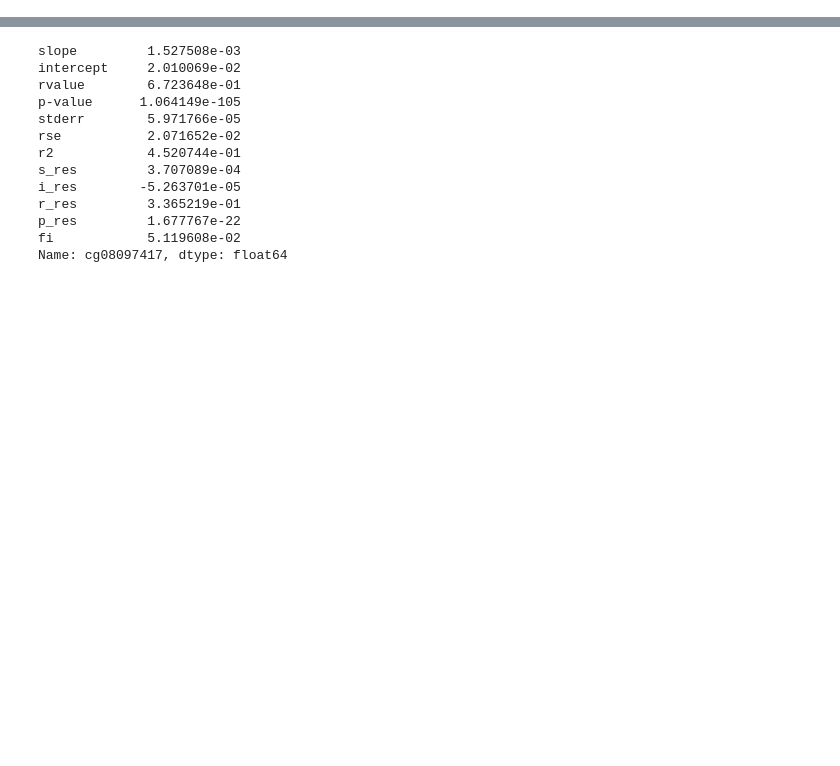
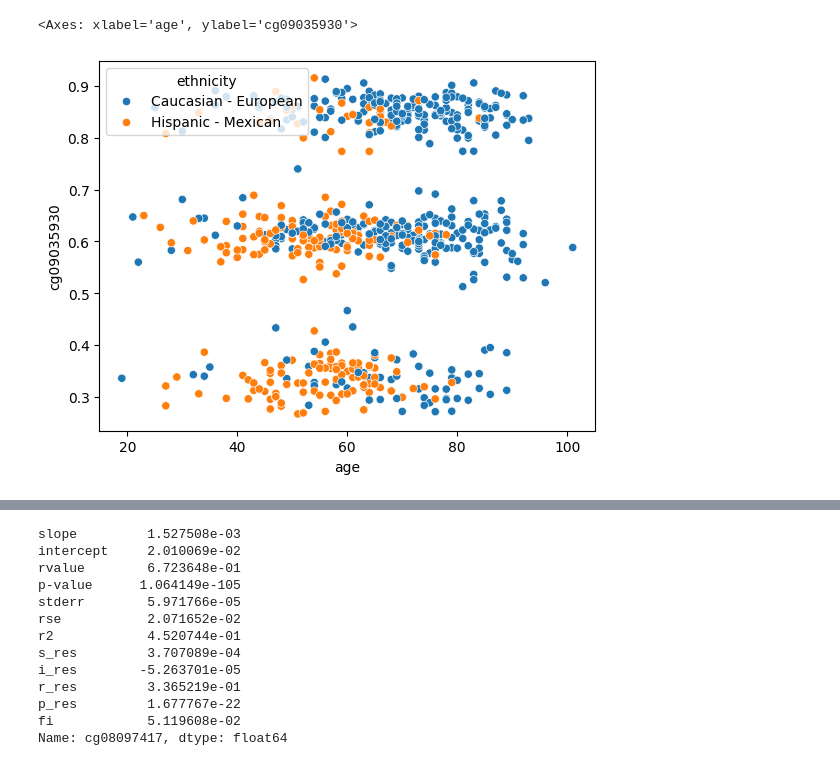
Before and after one commit to ComputationalAgingLab/ComputAge, a Jupyter notebook: feature_selection.ipynb, the cells around one changed output, grey strips where cells are left out. Saved outputs shown, nothing was run; the diff lists cells and outputs as text; code cells hidden in the pictures; blank space fills up the shorter version.

```diff
--- a/feature_selection.ipynb
+++ b/feature_selection.ipynb
@@ -27,0 +39,5 @@ data, meta = pd.read_pickle('/tank/projects/computage/train/GSE132203.pkl.gz', c
+# %%
+sns.scatterplot(x=meta['age'], y=data['cg09035930'], hue=meta['ethnicity'])
+# %% [output]
+<Axes: xlabel='age', ylabel='cg09035930'>
+[figure, added]
```
Also changed, not shown: parts of 15 cells of this notebook, 5 other files.
